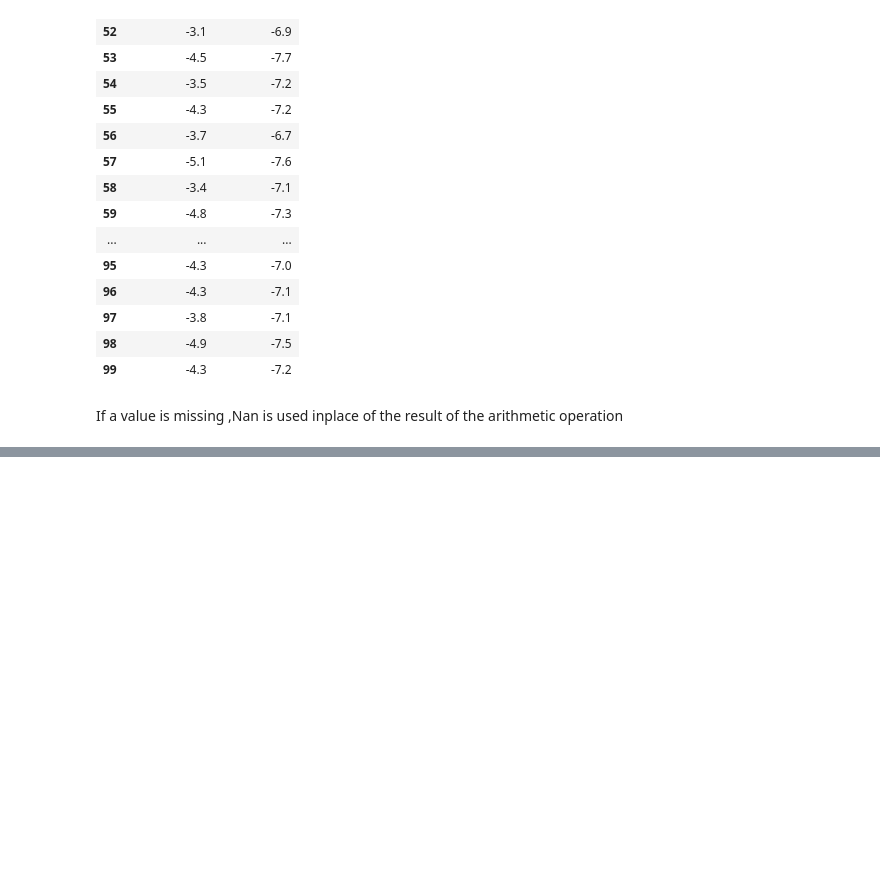
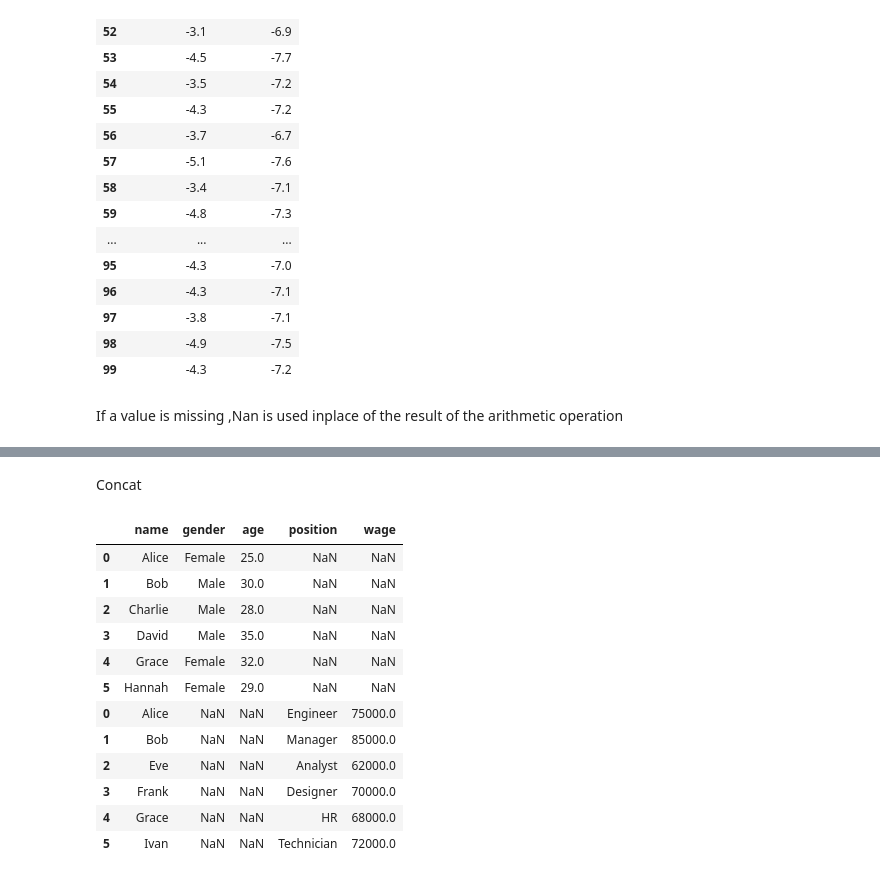
Before and after one commit to AlysterBenedict/AIML, a Jupyter notebook: Pandas/pandas.ipynb, the cells around one changed output, grey strips where cells are left out. Cells and saved outputs as stored; diff of their text form; code cells hidden in the pictures; blank space fills up the shorter version.

```diff
--- a/Pandas/pandas.ipynb
+++ b/Pandas/pandas.ipynb
@@ -1110,0 +1113,17 @@ If a value is missing ,Nan is used inplace of the result of the arithmetic opera
+# %%
+import pandas as pd
+
+
+# Personal Information DataFrame
+df_personal = pd.DataFrame({
+    'name': ['Alice', 'Bob', 'Charlie', 'David', 'Grace', 'Hannah'],
+    'gender': ['Female', 'Male', 'Male', 'Male', 'Female', 'Female'],
+    'age': [25, 30, 28, 35, 32, 29]
+})
+
+# Job Information DataFrame
+df_job = pd.DataFrame({
+    'name': ['Alice', 'Bob', 'Eve', 'Frank', 'Grace', 'Ivan'],
+    'position': ['Engineer', 'Manager', 'Analyst', 'Designer', 'HR', 'Technician'],
+    'wage': [75000, 85000, 62000, 70000, 68000, 72000]
+})
@@ -1110,0 +1158,18 @@ If a value is missing ,Nan is used inplace of the result of the arithmetic opera
+# %% [markdown]
+Concat
+# %%
+pd.concat([df_personal,df_job],axis=0) #concatenating the two dataframes
+# %% [output]
+|  | name | gender | age | position | wage |
+| 0 | Alice | Female | 25.0 | NaN | NaN |
+| 1 | Bob | Male | 30.0 | NaN | NaN |
+| 2 | Charlie | Male | 28.0 | NaN | NaN |
+| 3 | David | Male | 35.0 | NaN | NaN |
+| 4 | Grace | Female | 32.0 | NaN | NaN |
+| 5 | Hannah | Female | 29.0 | NaN | NaN |
+| 0 | Alice | NaN | NaN | Engineer | 75000.0 |
+| 1 | Bob | NaN | NaN | Manager | 85000.0 |
+| 2 | Eve | NaN | NaN | Analyst | 62000.0 |
+| 3 | Frank | NaN | NaN | Designer | 70000.0 |
+| 4 | Grace | NaN | NaN | HR | 68000.0 |
+| 5 | Ivan | NaN | NaN | Technician | 72000.0 |
```
Also changed, not shown: parts of 3 cells of this notebook.
